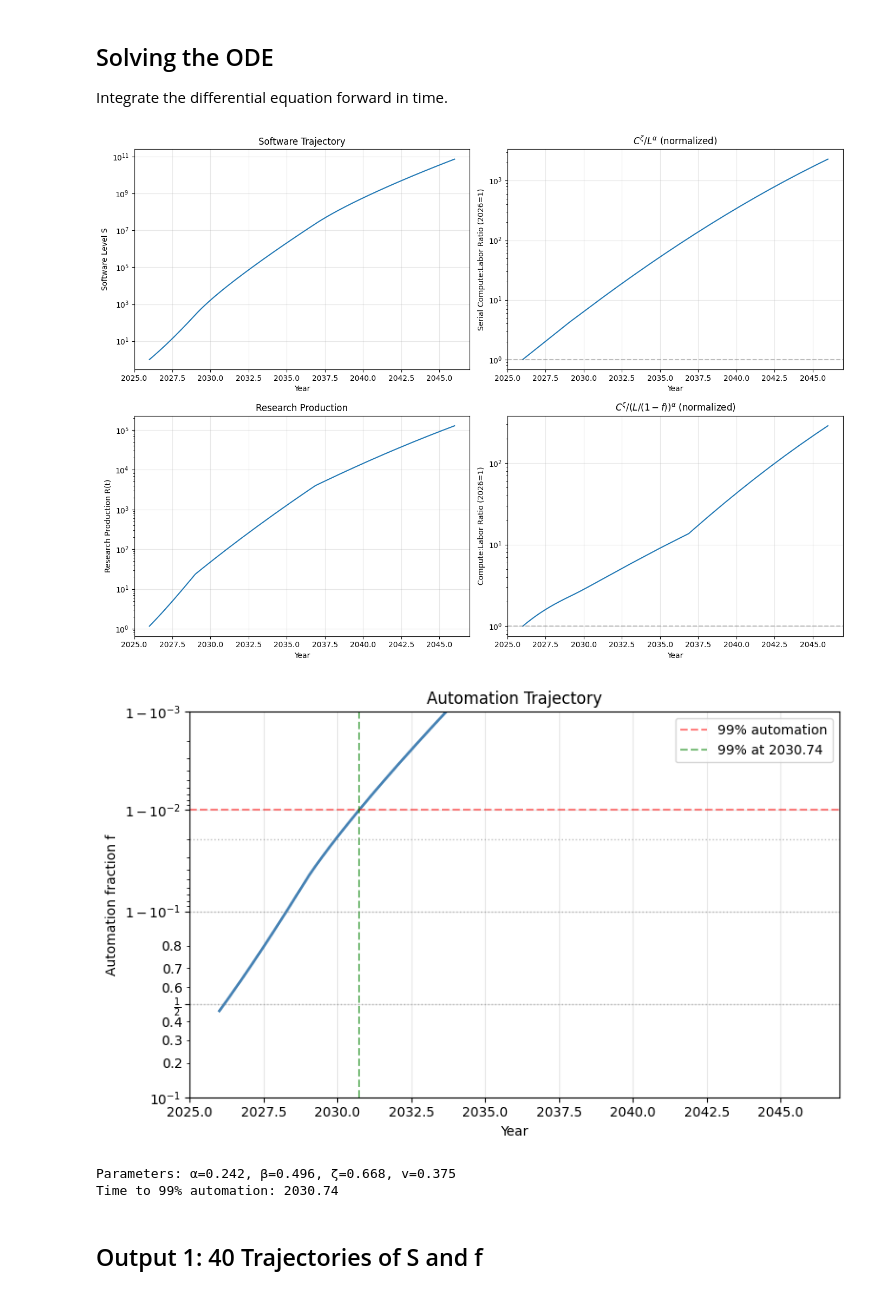
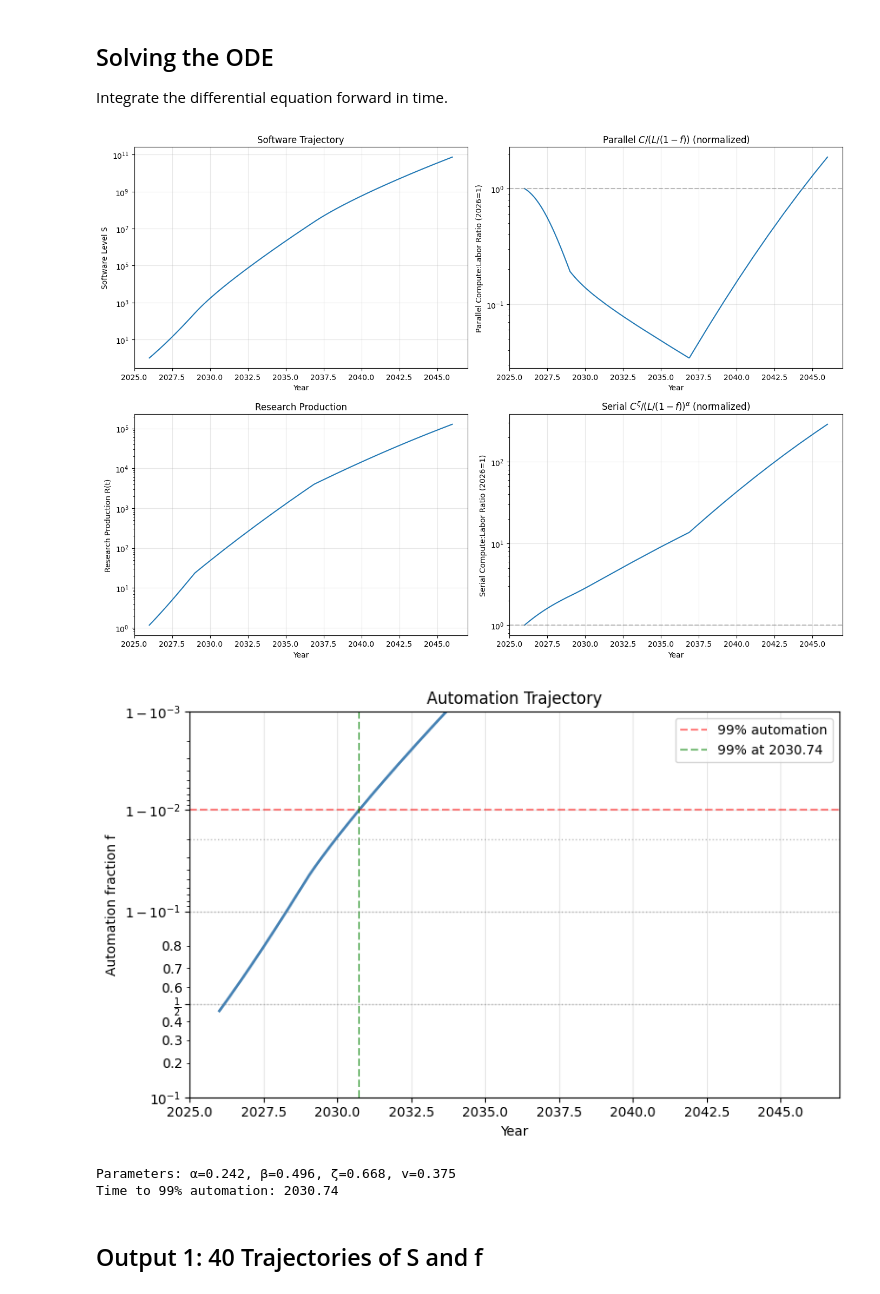
Before and after one commit to tkwa/ai-takeoff-model, a Jupyter notebook: takeoff_simulation.ipynb, the cells around one changed output. Cells and saved outputs as stored; diff of their text form; code cells hidden in the pictures.

```diff
--- a/takeoff_simulation.ipynb
+++ b/takeoff_simulation.ipynb
@@ -343,8 +343,8 @@ def simulate_trajectory(params, t_start=-0.5, t_end=6, max_S=1e12):
     Simulate S(t) from t_start to t_end (relative to Jan 2026).
 
     Returns:
-        t_array, S_array, f_array, R_array, compute_labor_ratio_array,
-        raw_compute_labor_ratio_array, reached_99 (time when f >= 0.99, or None)
+        t_array, S_array, f_array, R_array, serial_ratio_array,
+        parallel_ratio_array, reached_99 (time when f >= 0.99, or None)
     """
     alpha = params['alpha']
     beta = params['beta']
@@ -400,28 +400,25 @@ def simulate_trajectory(params, t_start=-0.5, t_end=6, max_S=1e12):
         f_capped = np.minimum(f_dense, 0.9999)
         R_dense = ((L_dense / (1 - f_capped)) ** alpha) * (C_dense ** zeta)
 
-        # Compute compute:labor ratio C^ζ / (L/(1-f))^α, normalized to 2026 value = 1
+        # Serial compute:labor ratio C^ζ / (L/(1-f))^α (with diminishing returns)
         labor_term = (L_dense / (1 - f_capped)) ** alpha
         compute_term = C_dense ** zeta
-        ratio_dense = compute_term / labor_term
+        serial_ratio = compute_term / labor_term
 
-        # Raw (serial) compute:labor ratio C^ζ / L^α (without automation factor)
-        raw_labor_term = L_dense ** alpha
-        raw_ratio_dense = compute_term / raw_labor_term
+        # Parallel compute:labor ratio C / (L/(1-f)) (raw, before diminishing returns)
+        parallel_ratio = C_dense / (L_dense / (1 - f_capped))
 
         # Normalize both to 2026 value (t=0)
         idx_2026 = np.argmin(np.abs(t_dense - 0))
-        ratio_2026 = ratio_dense[idx_2026]
-        ratio_normalized = ratio_dense / ratio_2026
-        raw_ratio_2026 = raw_ratio_dense[idx_2026]
-        raw_ratio_normalized = raw_ratio_dense / raw_ratio_2026
+        serial_ratio_normalized = serial_ratio / serial_ratio[idx_2026]
+        parallel_ratio_normalized = parallel_ratio / parallel_ratio[idx_2026]
 
         # Check for 99% automation time
         reached_99 = None
         if sol.t_events[0] is not None and len(sol.t_events[0]) > 0:
             reached_99 = sol.t_events[0][0] + YEAR_START  # Convert to year
 
-        return t_dense, S_dense, f_dense, R_dense, ratio_normalized, raw_ratio_normalized, reached_99
+        return t_dense, S_dense, f_dense, R_dense, serial_ratio_normalized, parallel_ratio_normalized, reached_99
 
     except Exception as e:
         print(f"Integration error: {e}")
@@ -430,7 +427,7 @@ def simulate_trajectory(params, t_start=-0.5, t_end=6, max_S=1e12):
 # Test with one trajectory
 np.random.seed(42)
 params = sample_parameters()
-t_arr, S_arr, f_arr, R_arr, ratio_arr, raw_ratio_arr, time_99 = simulate_trajectory(params, t_start=0, t_end=20)
+t_arr, S_arr, f_arr, R_arr, serial_ratio_arr, parallel_ratio_arr, time_99 = simulate_trajectory(params, t_start=0, t_end=20)
 
 if t_arr is not None:
     fig, axes = plt.subplots(2, 2, figsize=(14, 10))
@@ -443,12 +440,12 @@ if t_arr is not None:
     axes[0, 0].set_title('Software Trajectory')
     axes[0, 0].grid(True, alpha=0.3)
 
-    # Top right: Raw compute:labor ratio (serial, without automation)
-    axes[0, 1].plot(t_arr + YEAR_START, raw_ratio_arr)
+    # Top right: Parallel compute:labor ratio (raw, no exponents)
+    axes[0, 1].plot(t_arr + YEAR_START, parallel_ratio_arr)
     axes[0, 1].set_xlabel('Year')
-    axes[0, 1].set_ylabel('Serial Compute:Labor Ratio (2026=1)')
+    axes[0, 1].set_ylabel('Parallel Compute:Labor Ratio (2026=1)')
     axes[0, 1].set_yscale('log')
-    axes[0, 1].set_title('$C^\\zeta / L^\\alpha$ (normalized)')
+    axes[0, 1].set_title('Parallel $C / (L/(1-f))$ (normalized)')
     axes[0, 1].axhline(1, color='gray', linestyle='--', alpha=0.5)
     axes[0, 1].grid(True, alpha=0.3)
 
@@ -460,41 +457,41 @@ if t_arr is not None:
     axes[1, 0].set_title('Research Production')
     axes[1, 0].grid(True, alpha=0.3)
 
-    # Bottom right: Compute:Labor ratio (with automation)
-    axes[1, 1].plot(t_arr + YEAR_START, ratio_arr)
+    # Bottom right: Serial compute:labor ratio (with exponents)
+    axes[1, 1].plot(t_arr + YEAR_START, serial_ratio_arr)
     axes[1, 1].set_xlabel('Year')
-    axes[1, 1].set_ylabel('Compute:Labor Ratio (2026=1)')
+    axes[1, 1].set_ylabel('Serial Compute:Labor Ratio (2026=1)')
     axes[1, 1].set_yscale('log')
-    axes[1, 1].set_title('$C^\\zeta / (L/(1-f))^\\alpha$ (normalized)')
+    axes[1, 1].set_title('Serial $C^\\zeta / (L/(1-f))^\\alpha$ (normalized)')
     axes[1, 1].axhline(1, color='gray', linestyle='--', alpha=0.5)
     axes[1, 1].grid(True, alpha=0.3)
 
     plt.tight_layout()
     plt.show()
 
     # Separate automation trajectory plot
     fig2, ax_f = plt.subplots(figsize=(8, 5))
     ax_f.plot(t_arr + YEAR_START, f_arr, linewidth=2, color='steelblue')
     ax_f.axhline(0.99, color='red', linestyle='--', alpha=0.5, label='99% automation')
     if time_99:
         ax_f.axvline(time_99, color='green', linestyle='--', alpha=0.5, label=f'99% at {time_99:.2f}')
     ax_f.set_xlabel('Year')
     ax_f.set_ylabel('Automation fraction f')
     ax_f.set_title('Automation Trajectory')
     ax_f.set_yscale('logit')
     ax_f.set_ylim(0.1, 0.999)
     ax_f.axhline(0.5, color='gray', linestyle=':', alpha=0.5, linewidth=1)
     ax_f.axhline(0.9, color='gray', linestyle=':', alpha=0.5, linewidth=1)
     ax_f.axhline(0.98, color='gray', linestyle=':', alpha=0.5, linewidth=1)
     ax_f.legend()
     ax_f.grid(True, alpha=0.3)
     plt.tight_layout()
     plt.show()
 
     print(f"\nParameters: α={params['alpha']:.3f}, β={params['beta']:.3f}, ζ={params['zeta']:.3f}, v={params['v']:.3f}")
     print(f"Time to 99% automation: {time_99:.2f}" if time_99 else "Did not reach 99% automation")
 # %% [output]
-[figure, old version]
+[figure, new version]
 [figure]
 Parameters: α=0.242, β=0.496, ζ=0.668, v=0.375
 Time to 99% automation: 2030.74
```
Also changed, not shown: parts of 3 cells of this notebook, 2 other files.
